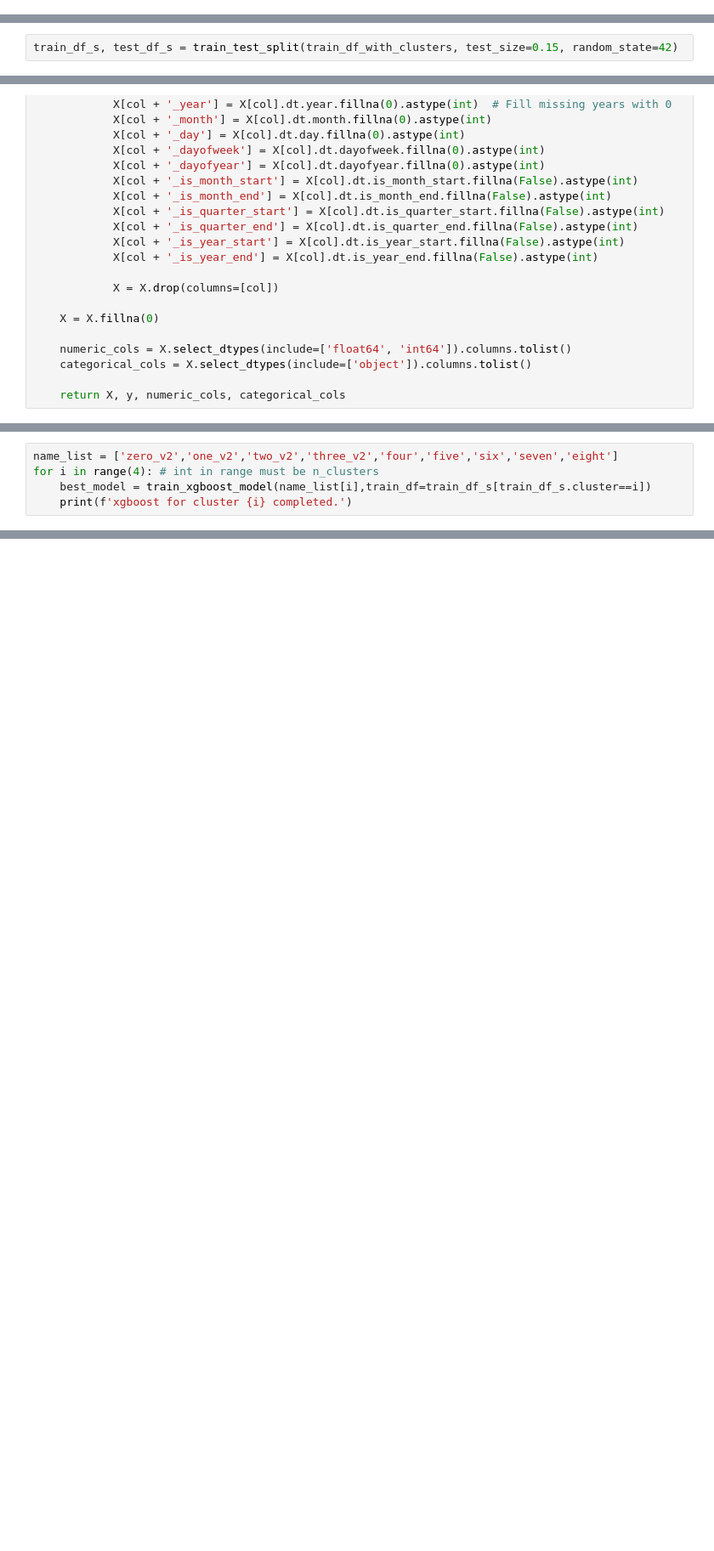
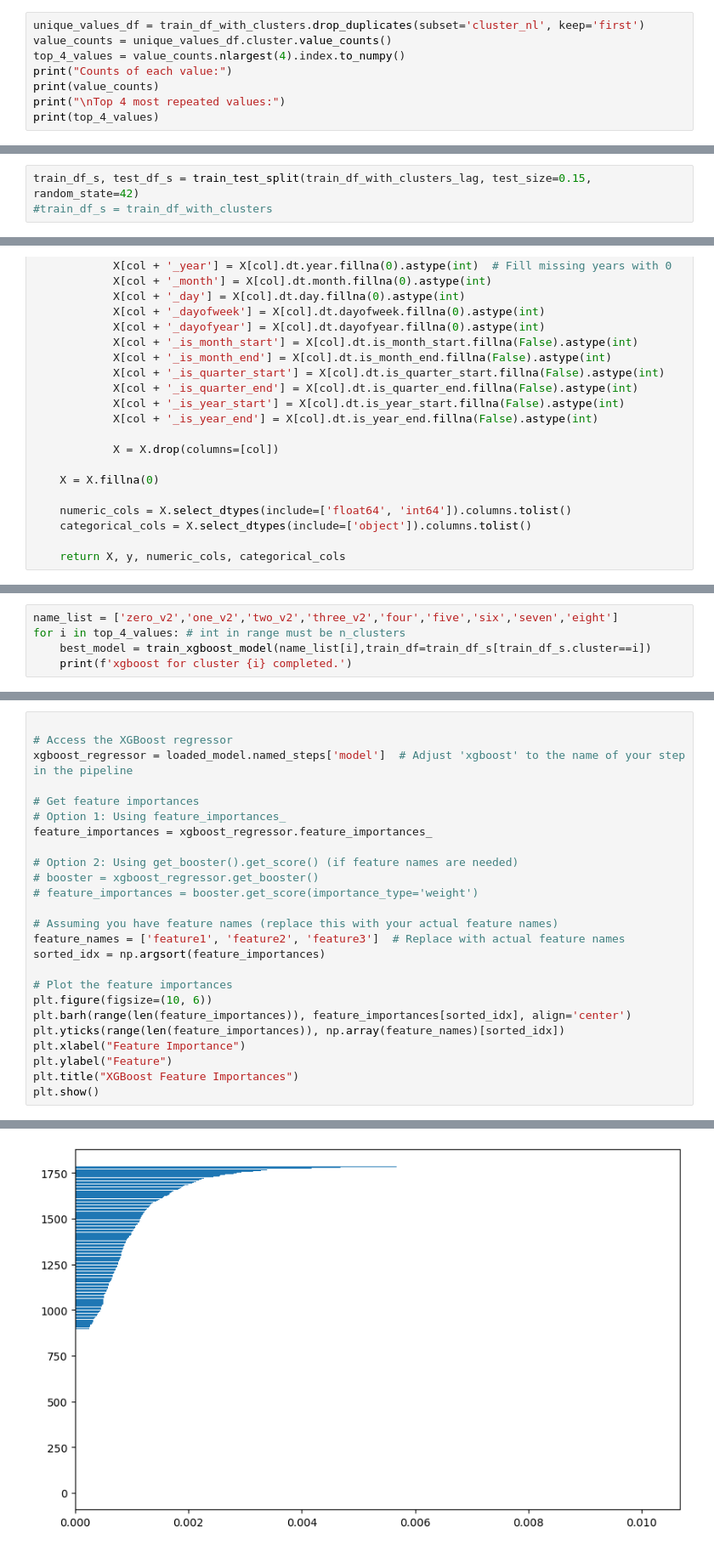
Before and after one commit to Bincowsky/Bonkis-Jake, a Jupyter notebook: notebooks/ramon_exclusive_notebook.ipynb, the cells around one changed output, grey strips where cells are left out. Shown: that part at 85% size. Cells and saved outputs as stored; diff of their text form; blank space fills up the shorter version.

```diff
--- a/notebooks/ramon_exclusive_notebook.ipynb
+++ b/notebooks/ramon_exclusive_notebook.ipynb
@@ -165,0 +152,8 @@ submission_df_with_clusters.cluster.hist()
+# %%
+unique_values_df = train_df_with_clusters.drop_duplicates(subset='cluster_nl', keep='first')
+value_counts = unique_values_df.cluster.value_counts()
+top_4_values = value_counts.nlargest(4).index.to_numpy()
+print("Counts of each value:")
+print(value_counts)
+print("\nTop 4 most repeated values:")
+print(top_4_values)
@@ -166,5 +191,6 @@ submission_df_with_clusters.cluster.hist()
 # %%
-train_df_s, test_df_s = train_test_split(train_df_with_clusters, test_size=0.15, random_state=42)
+train_df_s, test_df_s = train_test_split(train_df_with_clusters_lag, test_size=0.15, random_state=42)
+#train_df_s = train_df_with_clusters
 # %%
 def preprocess_data_with_dates(train_df, target_column='target', cluster_column='cluster'):
 
@@ -260,7 +286,7 @@ def train_xgboost_model(
     return best_model
 # %%
 name_list = ['zero_v2','one_v2','two_v2','three_v2','four','five','six','seven','eight']
-for i in range(4): # int in range must be n_clusters
+for i in top_4_values: # int in range must be n_clusters
     best_model = train_xgboost_model(name_list[i],train_df=train_df_s[train_df_s.cluster==i])
     print(f'xgboost for cluster {i} completed.')
 # %% [output]
@@ -345,0 +415,26 @@ for id in brands:
+# %%
+
+# Access the XGBoost regressor
+xgboost_regressor = loaded_model.named_steps['model']  # Adjust 'xgboost' to the name of your step in the pipeline
+
+# Get feature importances
+# Option 1: Using feature_importances_
+feature_importances = xgboost_regressor.feature_importances_
+
+# Option 2: Using get_booster().get_score() (if feature names are needed)
+# booster = xgboost_regressor.get_booster()
+# feature_importances = booster.get_score(importance_type='weight')
+
+# Assuming you have feature names (replace this with your actual feature names)
+feature_names = ['feature1', 'feature2', 'feature3']  # Replace with actual feature names
+sorted_idx = np.argsort(feature_importances)
+
+# Plot the feature importances
+plt.figure(figsize=(10, 6))
+plt.barh(range(len(feature_importances)), feature_importances[sorted_idx], align='center')
+plt.yticks(range(len(feature_importances)), np.array(feature_names)[sorted_idx])
+plt.xlabel("Feature Importance")
+plt.ylabel("Feature")
+plt.title("XGBoost Feature Importances")
+plt.show()
+# %% [output]
@@ -345,0 +442 @@ for id in brands:
+[figure, added]
```
Also changed, not shown: parts of 19 cells of this notebook, 10 other files.
